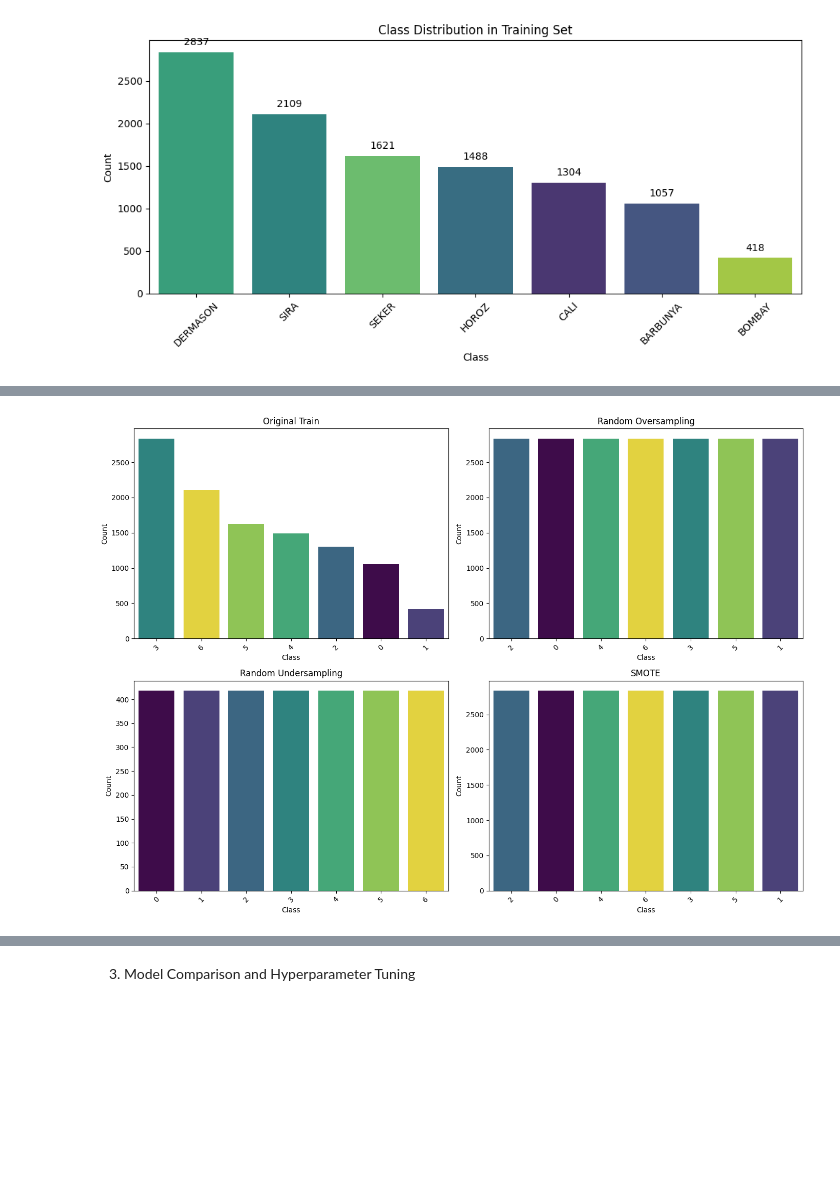
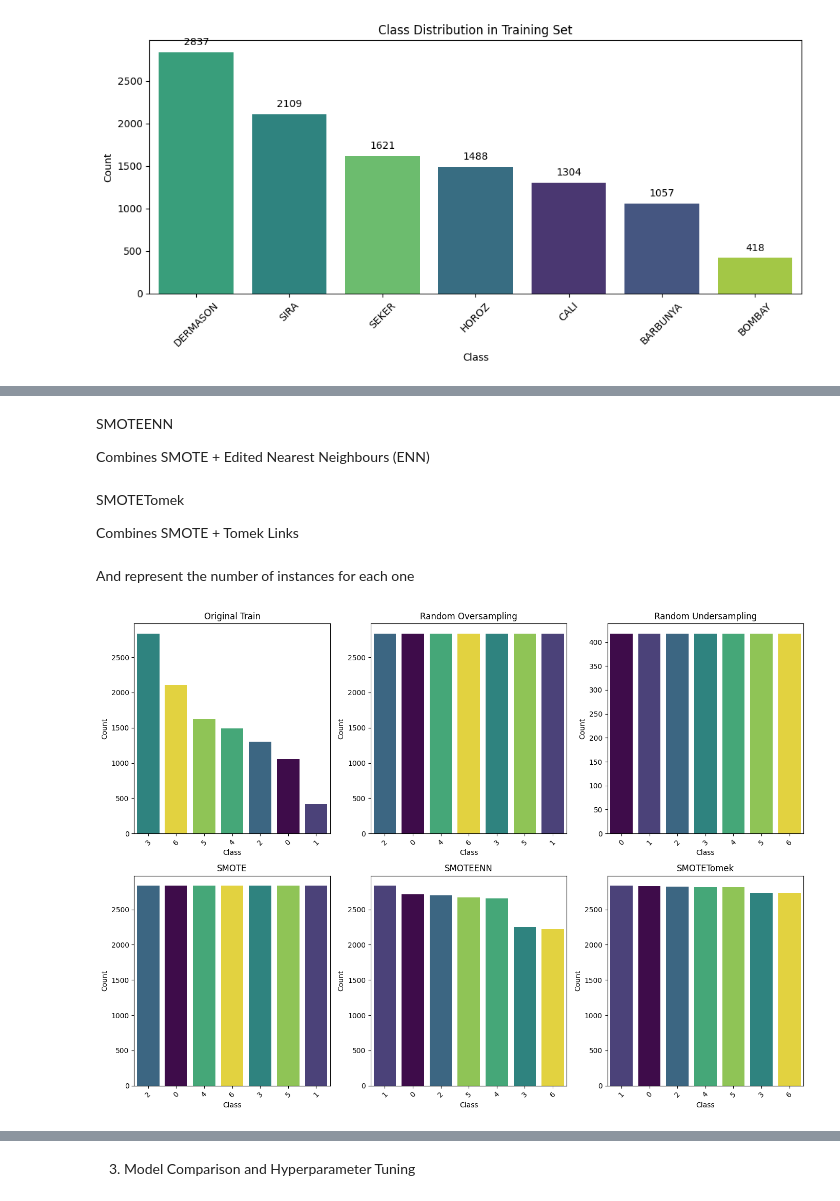
Before and after one commit to elenaatorralbo/beans_classification, a Jupyter notebook: project_imbalance.ipynb, the cells around one changed output, grey strips where cells are left out. Saved outputs shown, nothing was run; the diff lists cells and outputs as text; code cells hidden in the pictures; blank space fills up the shorter version.

Commit message:
añadido combined

```diff
--- a/project_imbalance.ipynb
+++ b/project_imbalance.ipynb
@@ -188,35 +195,53 @@ X_train_under, y_train_under = rus.fit_resample(X_train_scaled, y_train)
 # %%
 smote = SMOTE(random_state=42)
 X_train_smote, y_train_smote = smote.fit_resample(X_train_scaled, y_train)
+# %% [markdown]
+SMOTEENN
+
+Combines SMOTE + Edited Nearest Neighbours (ENN)
+# %%
+smoteenn = SMOTEENN(random_state=42)
+X_train_smoteenn, y_train_smoteenn = smoteenn.fit_resample(X_train_scaled, y_train)
+# %% [markdown]
+SMOTETomek
+
+Combines SMOTE + Tomek Links
+# %%
+smotetomek = SMOTETomek(random_state=42)
+X_train_smotetomek, y_train_smotetomek = smotetomek.fit_resample(X_train_scaled, y_train)
+# %% [markdown]
+And represent the number of instances for each one
 # %%
-fig, axes = plt.subplots(2, 2, figsize=(14, 10))
+fig, axes = plt.subplots(3, 2, figsize=(14, 10))
 
 datasets = {
     "Original Train": y_train,
     "Random Oversampling": y_train_over,
     "Random Undersampling": y_train_under,
-    "SMOTE": y_train_smote
+    "SMOTE": y_train_smote,
+    "SMOTEENN":            y_train_smoteenn,
+    "SMOTETomek":          y_train_smotetomek,
 }
 
 for ax, (title, y_data) in zip(axes.flatten(), datasets.items()):
     order = y_data.value_counts().index
     sns.countplot(
         x=y_data,
         order=order,
         hue=y_data,
         palette="viridis",
         legend=False,
         ax=ax
     )
     ax.set_title(title)
     ax.set_xlabel("Class")
     ax.set_ylabel("Count")
     ax.tick_params(axis="x", rotation=45)
 
 plt.tight_layout()
 plt.show()
 # %% [output]
-[figure, old version]
+[figure, new version]
 # %%
 summary_resampling = pd.DataFrame({
     "Original": y_train.value_counts(),
```
Also changed, not shown: parts of 5 cells of this notebook.
